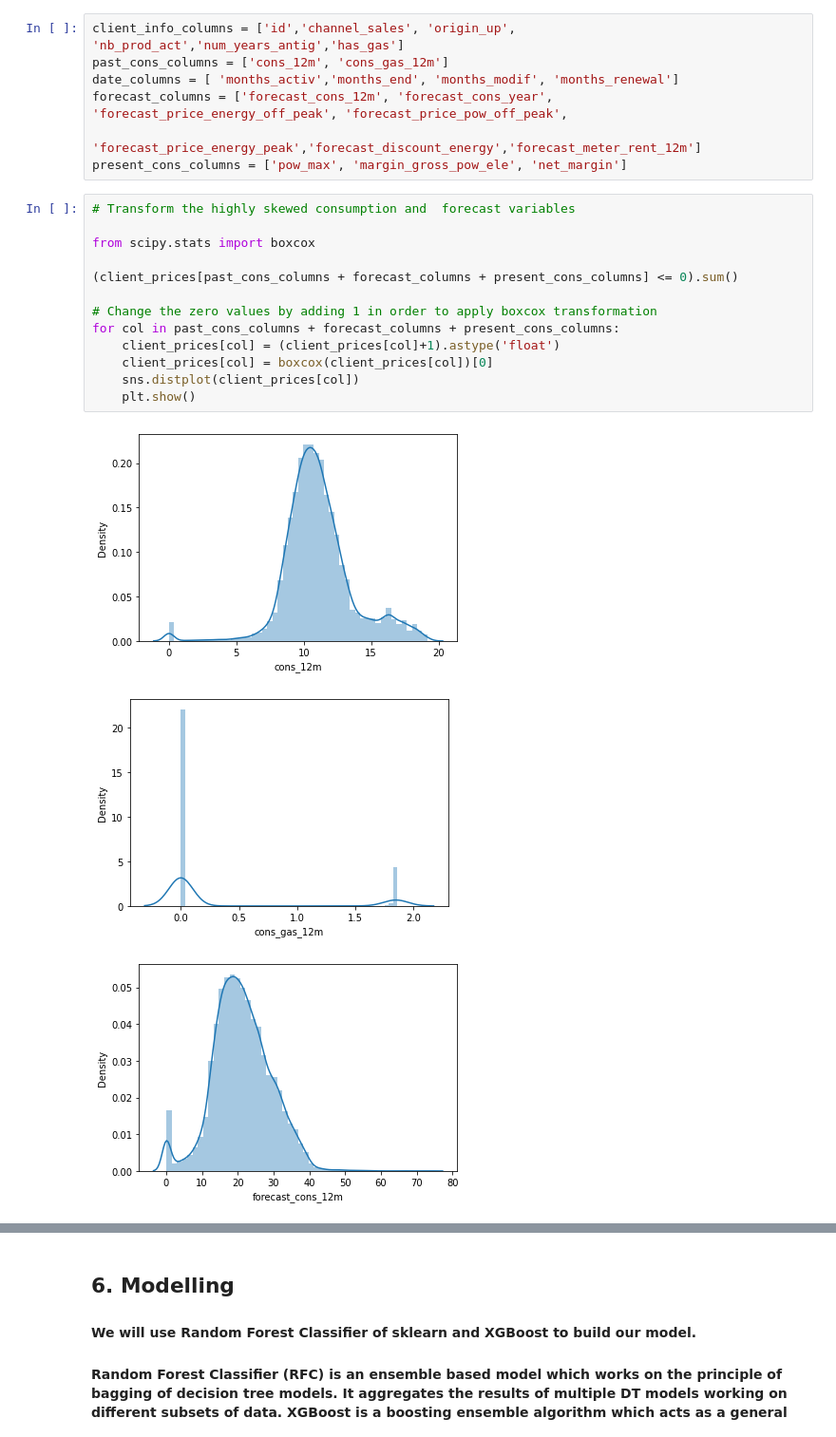
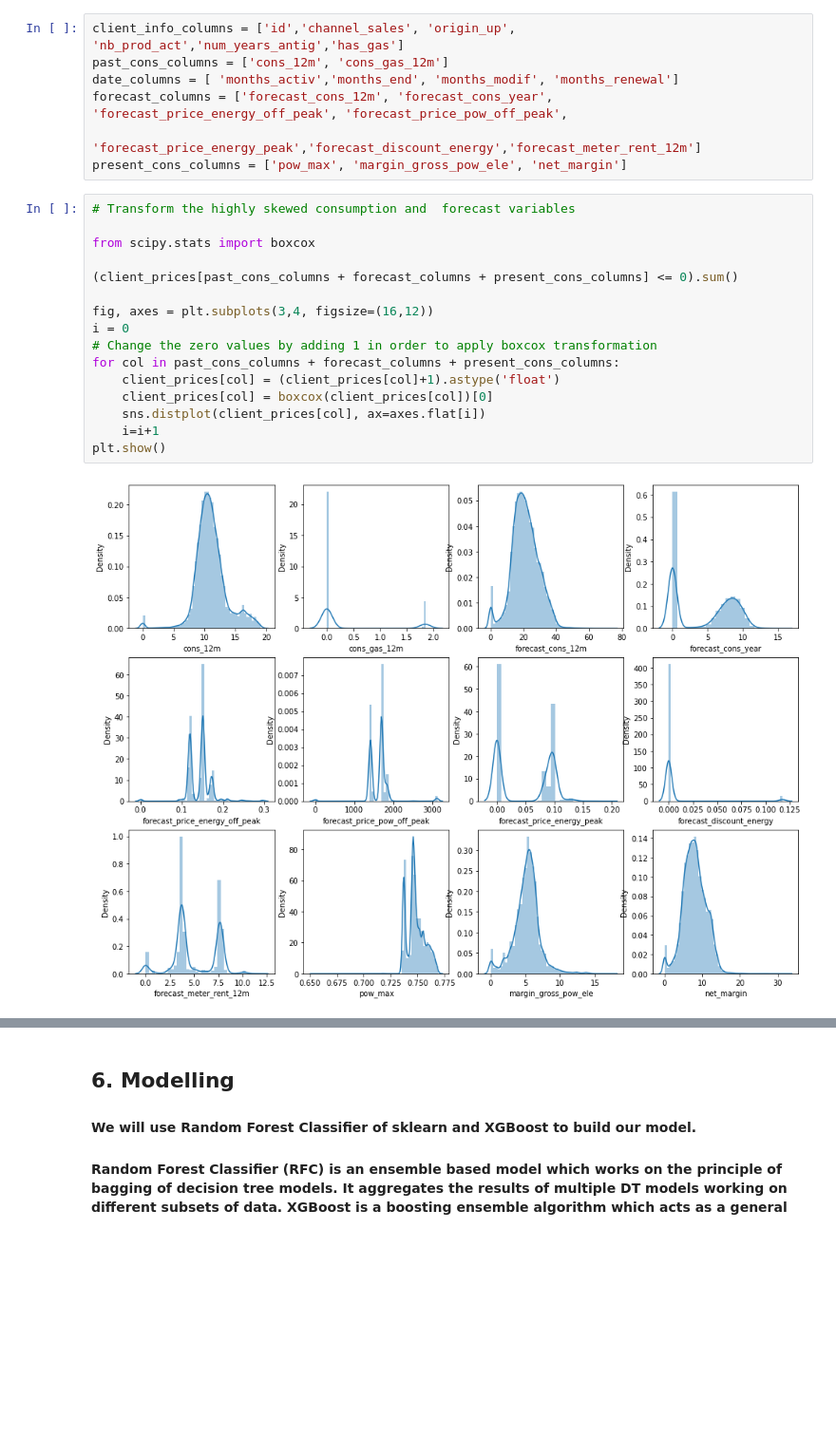
Before and after one commit to Rahulm94/Customer-Churn-Prediction, a Jupyter notebook: Task 3_Feature_engineering & Modelling.ipynb, the cells around one changed output, grey strips where cells are left out. Shown at 95% size. Cells and saved outputs as stored; diff of their text form; blank space fills up the shorter version.

```diff
--- a/Task 3_Feature_engineering & Modelling.ipynb
+++ b/Task 3_Feature_engineering & Modelling.ipynb
@@ -283,17 +281,18 @@ present_cons_columns = ['pow_max', 'margin_gross_pow_ele', 'net_margin']
 # %%
 # Transform the highly skewed consumption and  forecast variables
 
 from scipy.stats import boxcox
 
 (client_prices[past_cons_columns + forecast_columns + present_cons_columns] <= 0).sum()
 
+fig, axes = plt.subplots(3,4, figsize=(16,12))
+i = 0
 # Change the zero values by adding 1 in order to apply boxcox transformation
 for col in past_cons_columns + forecast_columns + present_cons_columns:
     client_prices[col] = (client_prices[col]+1).astype('float')
     client_prices[col] = boxcox(client_prices[col])[0]
-    sns.distplot(client_prices[col])
-    plt.show()
+    sns.distplot(client_prices[col], ax=axes.flat[i])
+    i=i+1
+plt.show()
 # %% [output]
-[figure, old version]
+[figure, new version]
-[figure, removed]
-[figure, removed]
```
Also changed, not shown: parts of 15 cells of this notebook.
